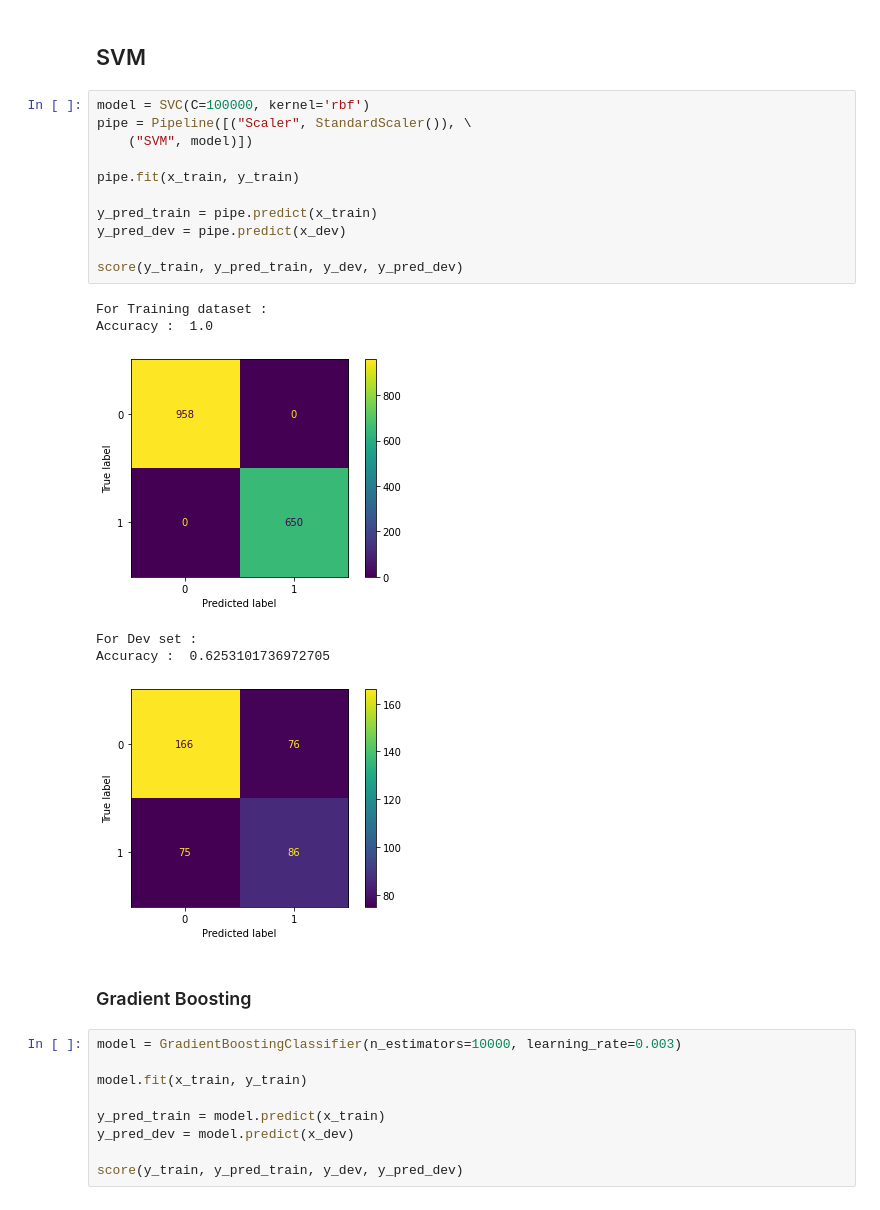
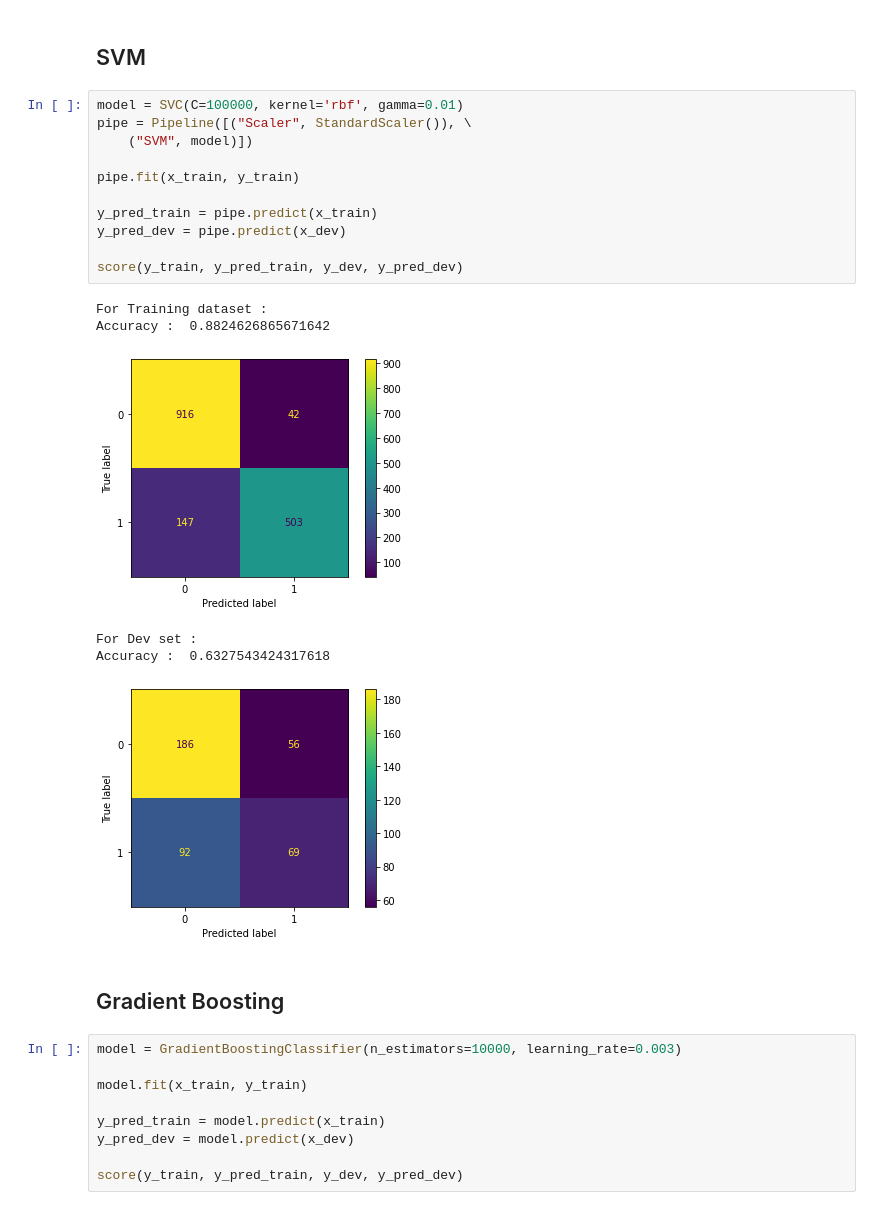
Before and after one commit to Mustapha-AJEGHRIR/ML_short_project, a Jupyter notebook: inference.ipynb, the cells around one changed output. Saved outputs shown, nothing was run; the diff lists cells and outputs as text.

```diff
--- a/inference.ipynb
+++ b/inference.ipynb
@@ -114,25 +114,25 @@ Accuracy :  0.6972704714640199
 # %% [markdown]
 ## SVM
 # %%
-model = SVC(C=100000, kernel='rbf')
+model = SVC(C=100000, kernel='rbf', gamma=0.01)
 pipe = Pipeline([("Scaler", StandardScaler()), \
     ("SVM", model)])
 
 pipe.fit(x_train, y_train)
 
 y_pred_train = pipe.predict(x_train)
 y_pred_dev = pipe.predict(x_dev)
 
 score(y_train, y_pred_train, y_dev, y_pred_dev)
 # %% [output]
 For Training dataset :
-Accuracy :  1.0
+Accuracy :  0.8824626865671642
-[figure, old version]
+[figure, new version]
 For Dev set :
-Accuracy :  0.6253101736972705
+Accuracy :  0.6327543424317618
-[figure, old version]
+[figure, new version]
 # %% [markdown]
-### Gradient Boosting
+## Gradient Boosting
 # %%
 model = GradientBoostingClassifier(n_estimators=10000, learning_rate=0.003)
 
```
Also changed, not shown: parts of 6 cells of this notebook.
